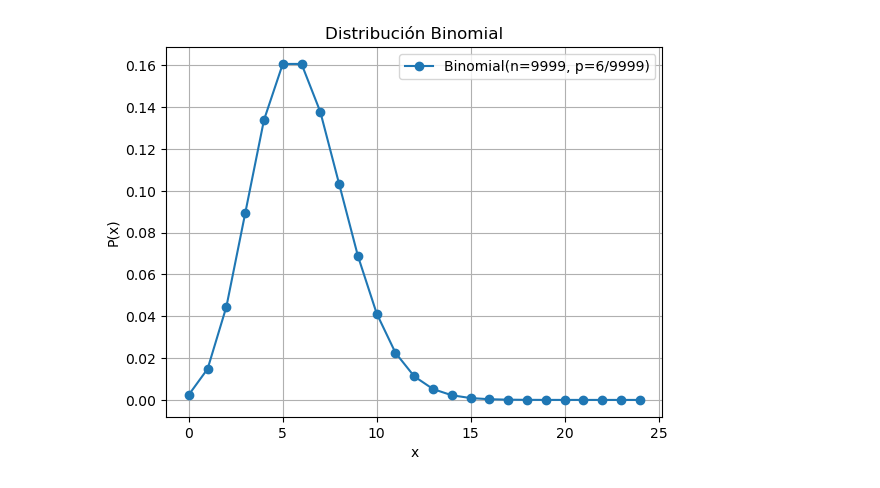
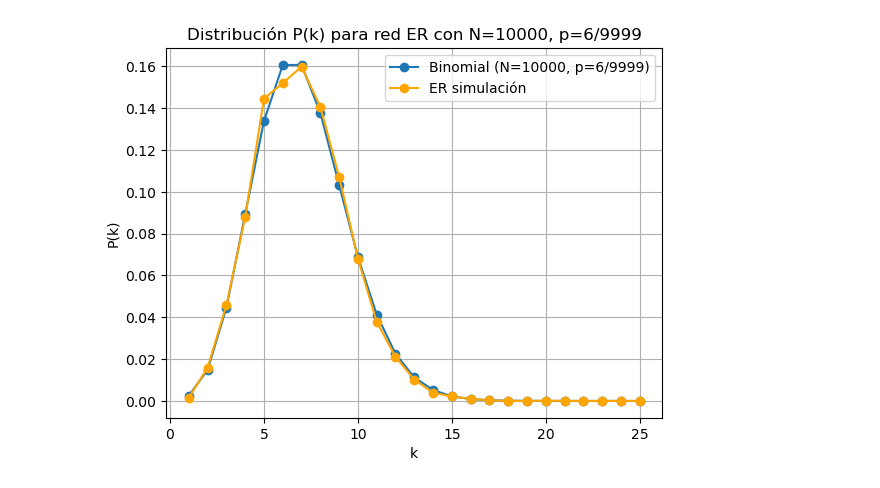
Before and after one commit to MiguelBenito18/Syncronitation, a Jupyter notebook: Redes.ipynb, the cells around one changed output. Saved outputs shown, nothing was run; the diff lists cells and outputs as text; code cells hidden in the pictures.

```diff
--- a/Redes.ipynb
+++ b/Redes.ipynb
@@ -14,26 +24,27 @@ nx.write_edgelist(red_BA, "red_BA.txt", data=False)
 # %%
 import numpy as np
-import matplotlib.pyplot as plt
-from scipy.stats import binom, poisson
+import csv
+from scipy.stats import binom
 
 n = 9999
 p = 6 / 9999
 x = np.arange(0, 25)
 
 # Distribución binomial real
 binomial_pmf = binom.pmf(x, n, p)
 
-# Distribución de Poisson aproximada
-#poisson_pmf = poisson.pmf(x, mu=6)
+datos = np.loadtxt('P(k)_ER_Bueno.txt', max_rows=25)
+x = datos[:, 0]
+y = datos[:, 1]
 
-plt.plot(x, binomial_pmf, 'o-', label='Binomial(n=9999, p=6/9999)')
-#plt.plot(x, poisson_pmf, 's--', label='Poisson(λ=6)', alpha=0.7)
+plt.plot(x, binomial_pmf, 'o-', label='Binomial (N=10000, p=6/9999)')
+plt.plot(x, y, 'o-',label='ER simulación', color='orange')
 
-plt.xlabel('x')
-plt.ylabel('P(x)')
-plt.title('Distribución Binomial')
+plt.xlabel('k')
+plt.ylabel('P(k)')
+plt.title('Distribución P(k) para red ER con N=10000, p=6/9999')
 plt.legend()
 plt.grid(True)
 plt.show()
 # %% [output]
-[figure, old version]
+[figure, new version]
```
Also changed, not shown: parts of 3 cells of this notebook.
